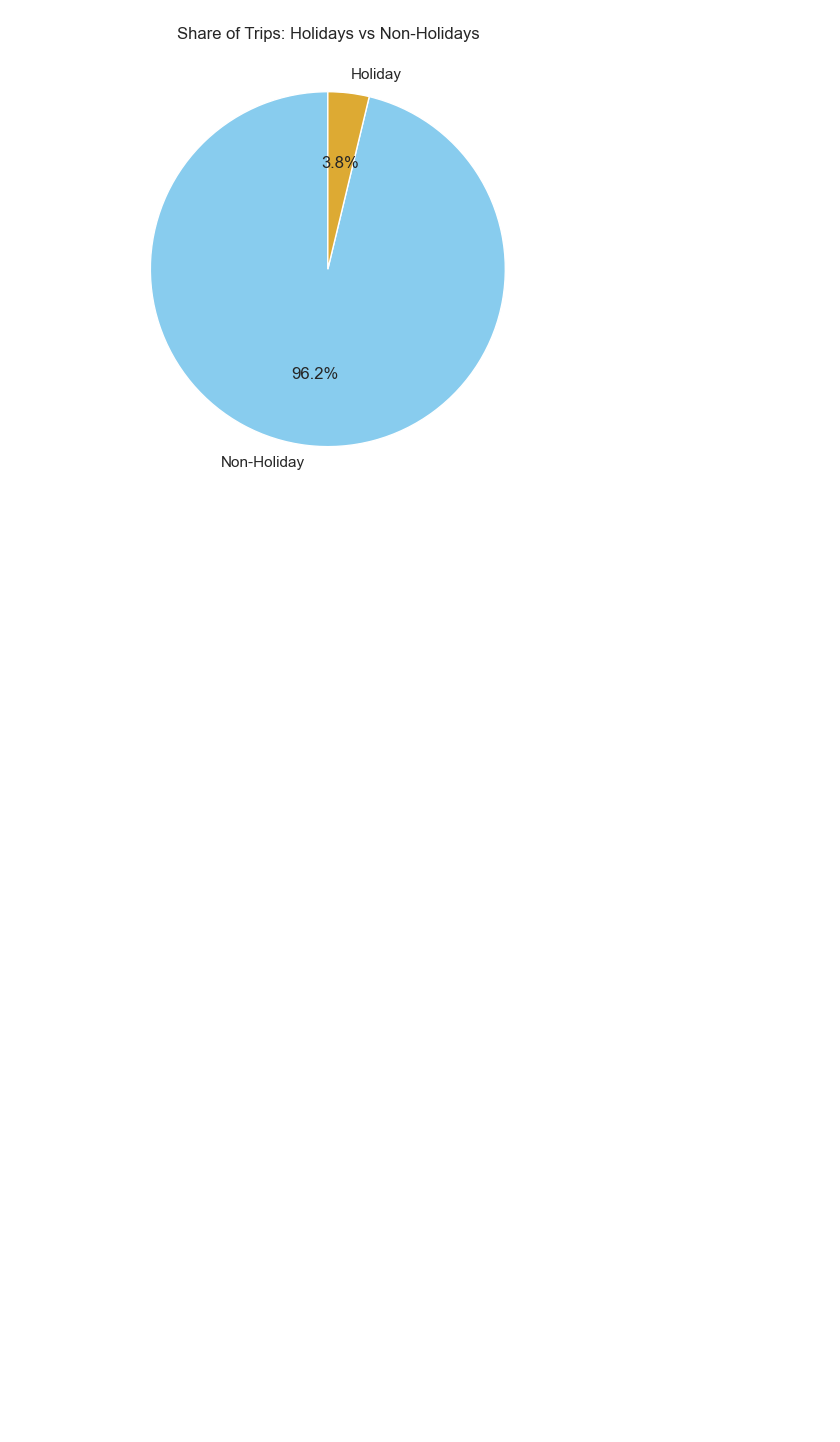
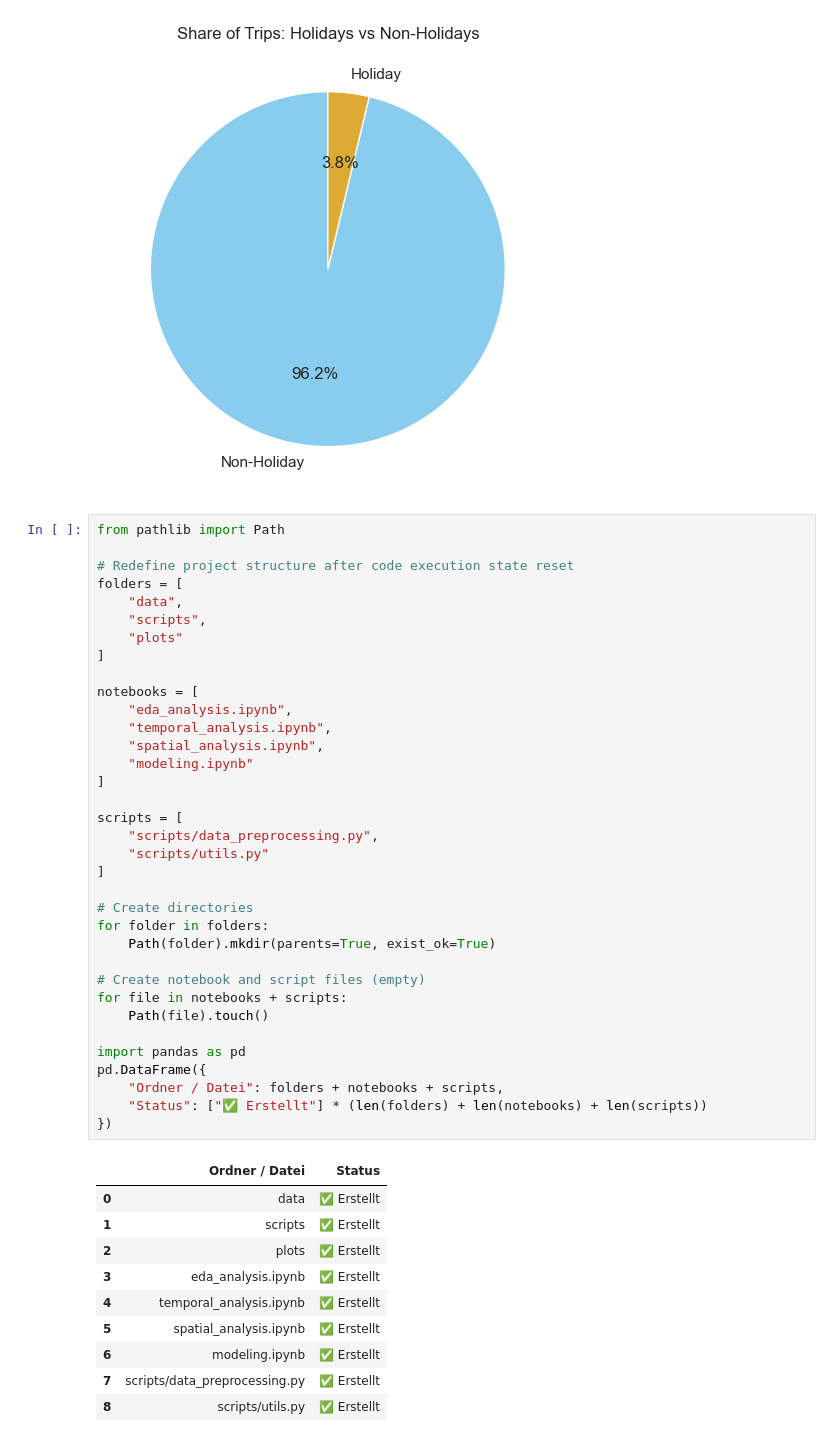
Before and after one commit to chriskorol/NYC, a Jupyter notebook: taxi_analysis.ipynb, the cells around one changed output. Saved outputs shown, nothing was run; the diff lists cells and outputs as text; blank space fills up the shorter version.

```diff
--- a/taxi_analysis.ipynb
+++ b/taxi_analysis.ipynb
@@ -893,3 +893,49 @@ plt.title('Share of Trips: Holidays vs Non-Holidays')
 plt.tight_layout(); plt.savefig('num_trips_holiday_vs_nonholiday_pie.png'); plt.show()
 # %% [output]
 [figure]
+# %%
+from pathlib import Path
+
+# Redefine project structure after code execution state reset
+folders = [
+    "data",
+    "scripts",
+    "plots"
+]
+
+notebooks = [
+    "eda_analysis.ipynb",
+    "temporal_analysis.ipynb",
+    "spatial_analysis.ipynb",
+    "modeling.ipynb"
+]
+
+scripts = [
+    "scripts/data_preprocessing.py",
+    "scripts/utils.py"
+]
+
+# Create directories
+for folder in folders:
+    Path(folder).mkdir(parents=True, exist_ok=True)
+
+# Create notebook and script files (empty)
+for file in notebooks + scripts:
+    Path(file).touch()
+
+import pandas as pd
+pd.DataFrame({
+    "Ordner / Datei": folders + notebooks + scripts,
+    "Status": ["✅ Erstellt"] * (len(folders) + len(notebooks) + len(scripts))
+})
+# %% [output]
+|  | Ordner / Datei | Status |
+| 0 | data | ✅ Erstellt |
+| 1 | scripts | ✅ Erstellt |
+| 2 | plots | ✅ Erstellt |
+| 3 | eda_analysis.ipynb | ✅ Erstellt |
+| 4 | temporal_analysis.ipynb | ✅ Erstellt |
+| 5 | spatial_analysis.ipynb | ✅ Erstellt |
+| 6 | modeling.ipynb | ✅ Erstellt |
+| 7 | scripts/data_preprocessing.py | ✅ Erstellt |
+| 8 | scripts/utils.py | ✅ Erstellt |
```
Also changed, not shown: 17 other files.
